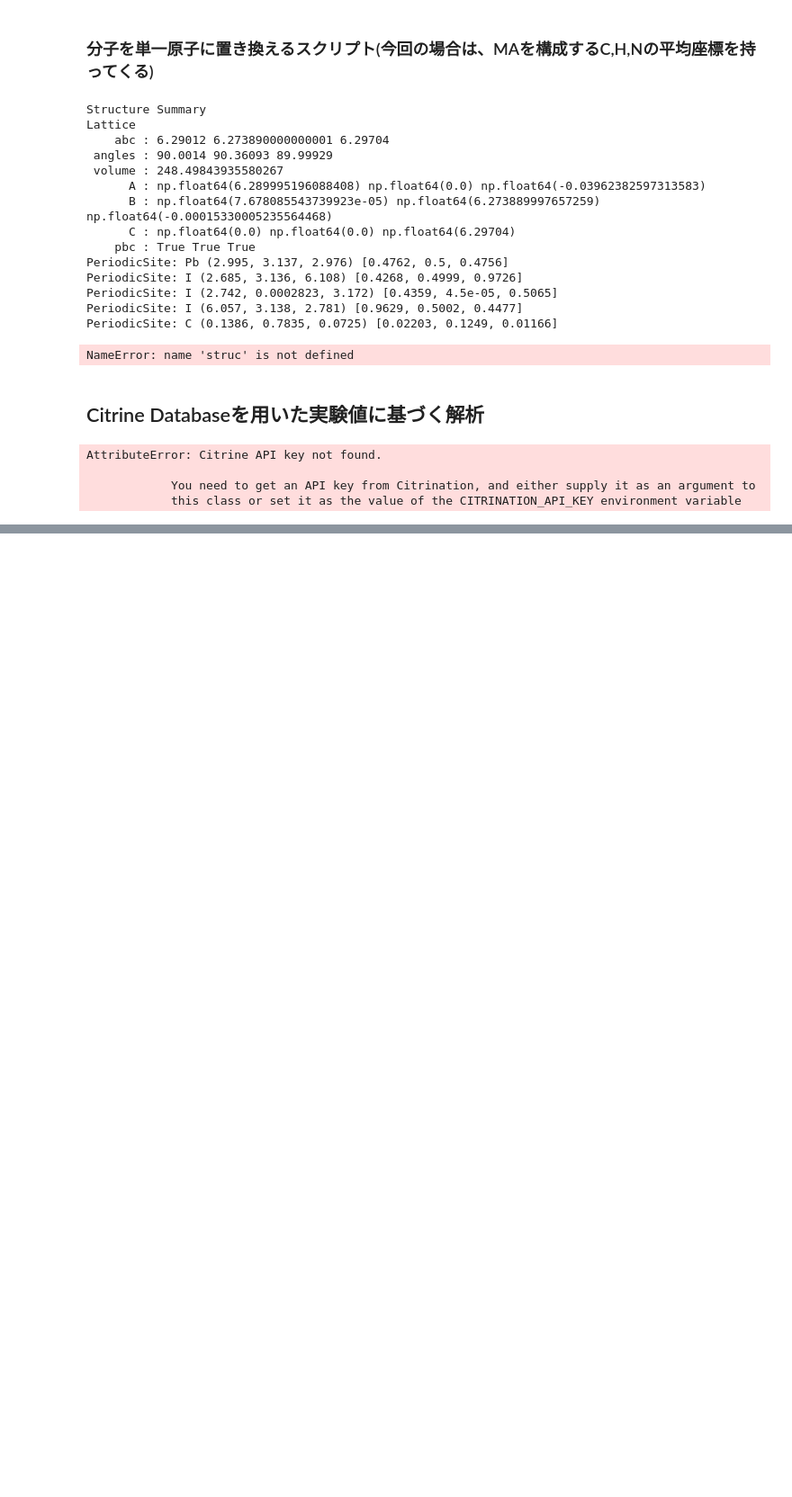
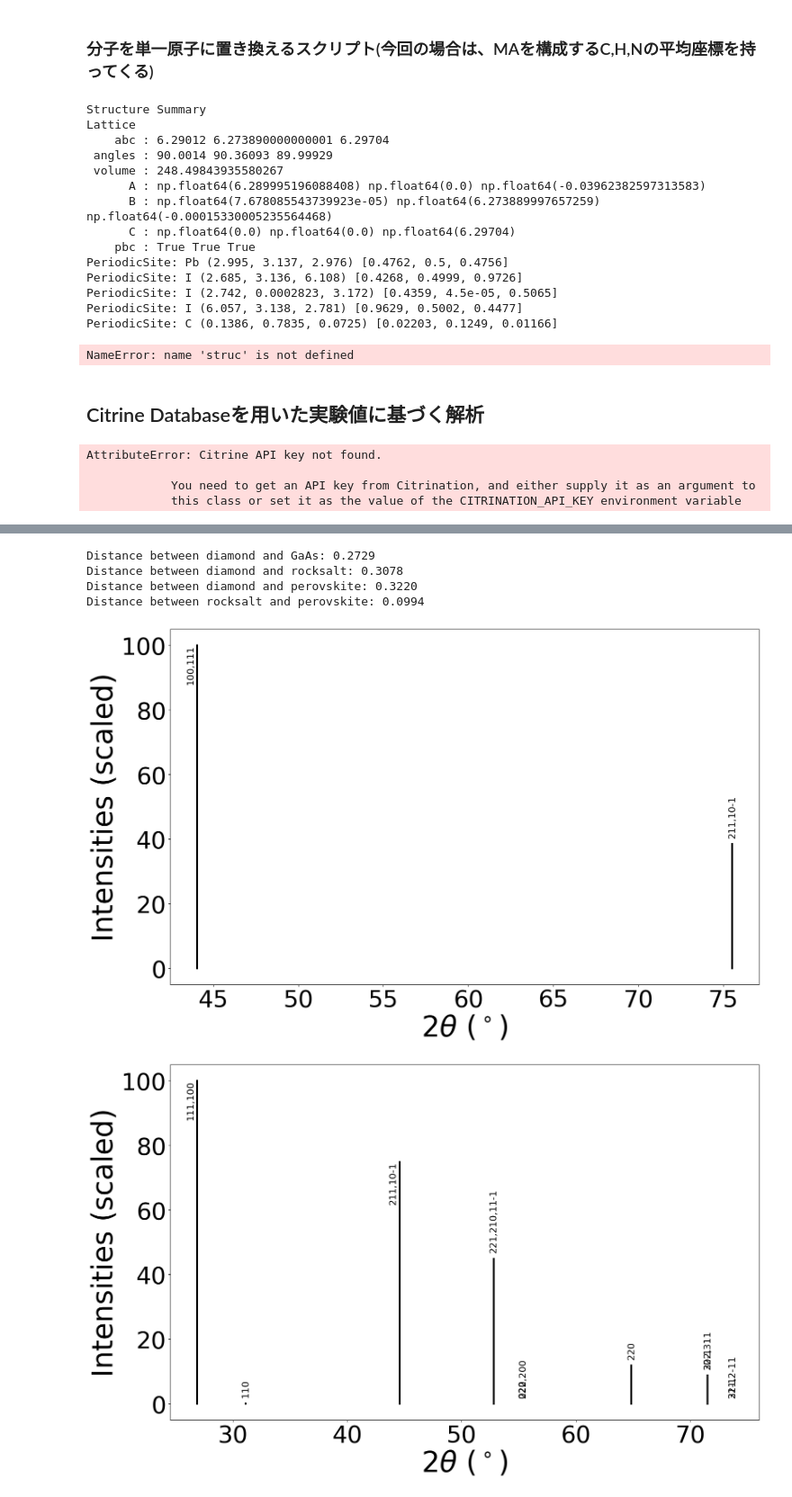
Before and after one commit to Nanashi7745bay/Matminer_matcher, a Jupyter notebook: structure_match.ipynb, the cells around one changed output, grey strips where cells are left out. Shown: that part at 90% size. Drawn from its saved outputs; the diff is of its cells as text; code cells hidden in the pictures; blank space fills up the shorter version.

Commit message:
add XRD_pattern matcher and the class

```diff
--- a/structure_match.ipynb
+++ b/structure_match.ipynb
@@ -215,0 +294,41 @@ AttributeError: Citrine API key not found.
+# %%
+from matminer.featurizers.structure.misc import XRDPowderPattern,XRDCalculator
+from pymatgen.analysis.diffraction.core import AbstractDiffractionPatternCalculator
+with MPRester(api()) as mpr:
+
+    # Get structures.
+    diamond = mpr.get_structure_by_material_id("mp-66")
+    gaas = mpr.get_structure_by_material_id("mp-2534")
+    rocksalt = mpr.get_structure_by_material_id("mp-22862")
+    perovskite = mpr.get_structure_by_material_id("mp-5827")
+    #spinel_caco2s4 = mpr.get_structure_by_material_id("mvc-12728")
+    #spinel_sicd2O4 = mpr.get_structure_by_material_id("mp-560842")
+
+    # Calculate structure fingerprints.
+    ssf = XRDPowderPattern()
+    #adpc = XRDCalculator(wavelength="CuKa")
+    v_diamond = np.array(ssf.featurize(diamond))
+    v_gaas = np.array(ssf.featurize(gaas))
+    v_rocksalt = np.array(ssf.featurize(rocksalt))
+    v_perovskite = np.array(ssf.featurize(perovskite))
+    #v_spinel_caco2s4 = np.array(ssf.featurize(adpc.get_pattern(spinel_caco2s4)))
+    #v_spinel_sicd2O4 = np.array(ssf.featurize(spinel_sicd2O4))
+
+    # Print out distance between structures.
+    print('Distance between diamond and GaAs: {:.4f}'.format(np.linalg.norm(v_diamond - v_gaas)))
+    print('Distance between diamond and rocksalt: {:.4f}'.format(np.linalg.norm(v_diamond - v_rocksalt)))
+    print('Distance between diamond and perovskite: {:.4f}'.format(np.linalg.norm(v_diamond - v_perovskite)))
+    print('Distance between rocksalt and perovskite: {:.4f}'.format(np.linalg.norm(v_rocksalt - v_perovskite)))
+# %% [output]
+Distance between diamond and GaAs: 0.2729
+Distance between diamond and rocksalt: 0.3078
+Distance between diamond and perovskite: 0.3220
+Distance between rocksalt and perovskite: 0.0994
+# %%
+adpc.show_plot(diamond,two_theta_range=[20,80])
+adpc.show_plot(gaas,two_theta_range=[20,80])
+adpc.show_plot(rocksalt,two_theta_range=[20,80])
+adpc.show_plot(perovskite,two_theta_range=[20,80])
+# %% [output]
+[figure, added]
+[figure, added]
```
Also changed, not shown: parts of 7 cells of this notebook.
